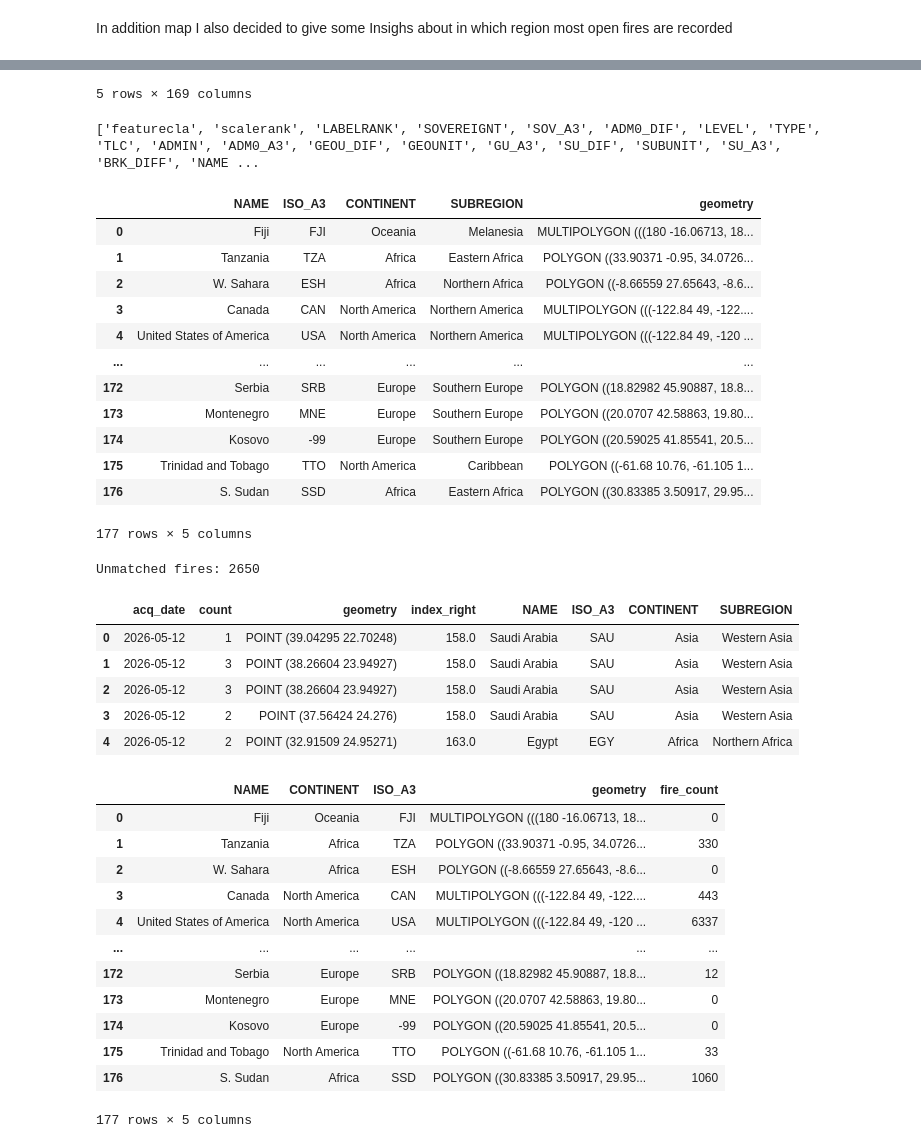
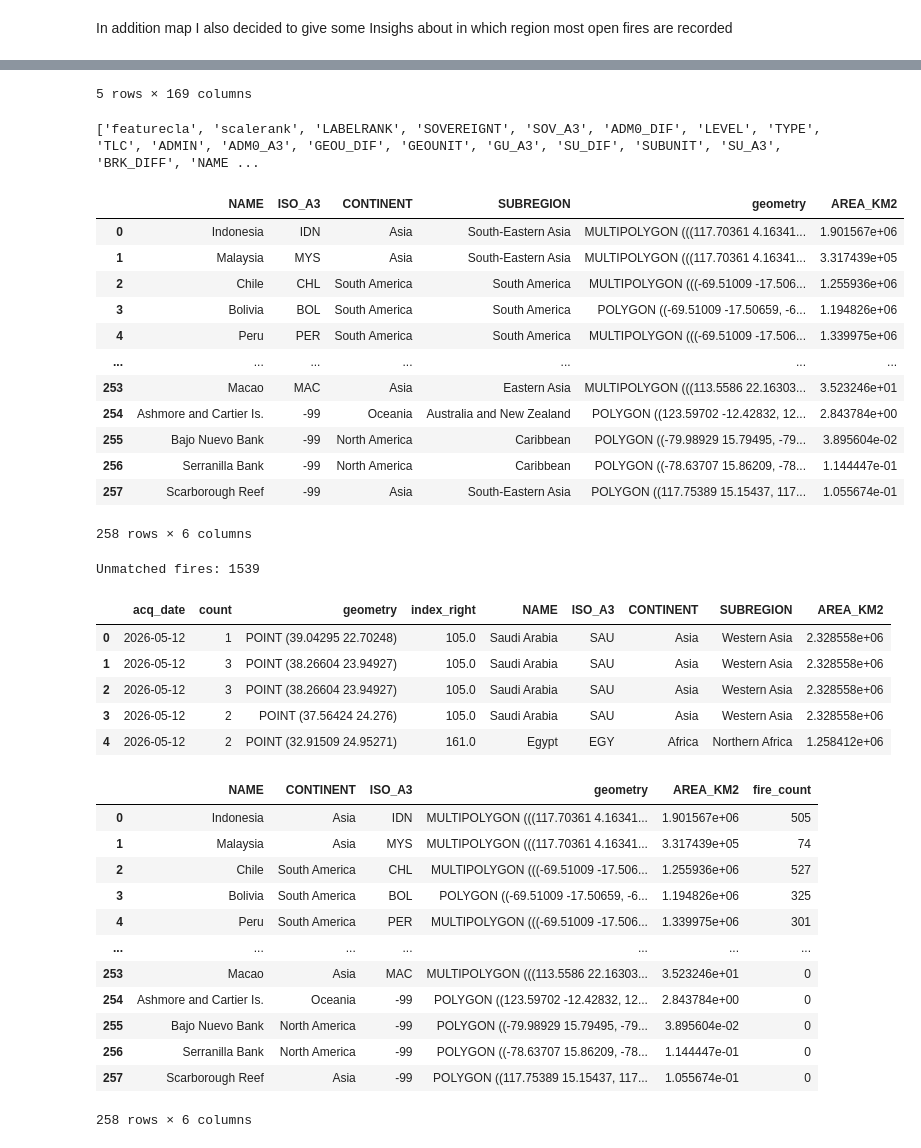
Before and after one commit to LilSheesh7/SDS210_project, a Jupyter notebook: notebooks/Wildfire_mapping_nb.ipynb, the cells around one changed output, grey strips where cells are left out. Cells and saved outputs as stored; diff of their text form; code cells hidden in the pictures.

Commit message:
Tune map of the fire per Countries. Add area to the world gdf

```diff
--- a/notebooks/Wildfire_mapping_nb.ipynb
+++ b/notebooks/Wildfire_mapping_nb.ipynb
@@ -165,14 +165,16 @@ background_map.save("../outputs/map.html")
 In addition map I also decided to give some Insighs about in which region most open fires are recorded
 # %%
 # load Geo Data frame of the world countries
-world_import = gpd.read_file("https://naturalearth.s3.amazonaws.com/110m_cultural/ne_110m_admin_0_countries.zip").to_crs(epsg=4326) # load Countries from online source.
+world_import = gpd.read_file("https://naturalearth.s3.amazonaws.com/10m_cultural/ne_10m_admin_0_countries.zip").to_crs(epsg=4326) # load Countries from online source.
 
 # inspect worl gdf
 display(world_import.head(5))
 print(world_import.columns.tolist())
 
+
 # cleaning the world
 world = world_import[["NAME", "ISO_A3", "CONTINENT", "SUBREGION", "geometry"]] # just keep usefull attributes ot of the world gdf.
+world["AREA_KM2"] = world.to_crs(epsg=3857).geometry.area / 1e6 # calulate the area
 display(world)
 # %% [output]
 |  | featurecla | scalerank | LABELRANK | SOVEREIGNT | SOV_A3 | ADM0_DIF | LEVEL | TYPE | TLC | ADMIN | ... |
@@ -184,18 +186,18 @@ display(world)
 5 rows × 169 columns
 ['featurecla', 'scalerank', 'LABELRANK', 'SOVEREIGNT', 'SOV_A3', 'ADM0_DIF', 'LEVEL', 'TYPE', 'TLC', 'ADMIN', 'ADM0_A3', 'GEOU_DIF', 'GEOUNIT', 'GU_A3', 'SU_DIF', 'SUBUNIT', 'SU_A3', 'BRK_DIFF', 'NAME ...
-|  | NAME | ISO_A3 | CONTINENT | SUBREGION | geometry |
-| 0 | Fiji | FJI | Oceania | Melanesia | MULTIPOLYGON (((180 -16.06713, 18... |
-| 1 | Tanzania | TZA | Africa | Eastern Africa | POLYGON ((33.90371 -0.95, 34.0726... |
-| 2 | W. Sahara | ESH | Africa | Northern Africa | POLYGON ((-8.66559 27.65643, -8.6... |
-| 3 | Canada | CAN | North America | Northern America | MULTIPOLYGON (((-122.84 49, -122.... |
-| 4 | United States of America | USA | North America | Northern America | MULTIPOLYGON (((-122.84 49, -120 ... |
-| ... | ... | ... | ... | ... | ... |
-| 172 | Serbia | SRB | Europe | Southern Europe | POLYGON ((18.82982 45.90887, 18.8... |
-| 173 | Montenegro | MNE | Europe | Southern Europe | POLYGON ((20.0707 42.58863, 19.80... |
-| 174 | Kosovo | -99 | Europe | Southern Europe | POLYGON ((20.59025 41.85541, 20.5... |
-| 175 | Trinidad and Tobago | TTO | North America | Caribbean | POLYGON ((-61.68 10.76, -61.105 1... |
-| 176 | S. Sudan | SSD | Africa | Eastern Africa | POLYGON ((30.83385 3.50917, 29.95... |
+|  | NAME | ISO_A3 | CONTINENT | SUBREGION | geometry | AREA_KM2 |
+| 0 | Indonesia | IDN | Asia | South-Eastern Asia | MULTIPOLYGON (((117.70361 4.16341... | 1.901567e+06 |
+| 1 | Malaysia | MYS | Asia | South-Eastern Asia | MULTIPOLYGON (((117.70361 4.16341... | 3.317439e+05 |
+| 2 | Chile | CHL | South America | South America | MULTIPOLYGON (((-69.51009 -17.506... | 1.255936e+06 |
+| 3 | Bolivia | BOL | South America | South America | POLYGON ((-69.51009 -17.50659, -6... | 1.194826e+06 |
+| 4 | Peru | PER | South America | South America | MULTIPOLYGON (((-69.51009 -17.506... | 1.339975e+06 |
+| ... | ... | ... | ... | ... | ... | ... |
+| 253 | Macao | MAC | Asia | Eastern Asia | MULTIPOLYGON (((113.5586 22.16303... | 3.523246e+01 |
+| 254 | Ashmore and Cartier Is. | -99 | Oceania | Australia and New Zealand | POLYGON ((123.59702 -12.42832, 12... | 2.843784e+00 |
+| 255 | Bajo Nuevo Bank | -99 | North America | Caribbean | POLYGON ((-79.98929 15.79495, -79... | 3.895604e-02 |
+| 256 | Serranilla Bank | -99 | North America | Caribbean | POLYGON ((-78.63707 15.86209, -78... | 1.144447e-01 |
+| 257 | Scarborough Reef | -99 | Asia | South-Eastern Asia | POLYGON ((117.75389 15.15437, 117... | 1.055674e-01 |
-177 rows × 5 columns
+258 rows × 6 columns
 # %%
 # calculate fires in the diffrent countries
 # here the wildfire cluster is used, so nearby fires are counted as one fire and not as several
@@ -208,16 +210,16 @@ unmatched = wildfire_countries[wildfire_countries["NAME"].isna()]
 print(f"Unmatched fires: {len(unmatched)}")
 display(wildfire_countries.head(5))
 # %% [output]
-Unmatched fires: 2650
+Unmatched fires: 1539
-|  | acq_date | count | geometry | index_right | NAME | ISO_A3 | CONTINENT | SUBREGION |
-| 0 | 2026-05-12 | 1 | POINT (39.04295 22.70248) | 158.0 | Saudi Arabia | SAU | Asia | Western Asia |
-| 1 | 2026-05-12 | 3 | POINT (38.26604 23.94927) | 158.0 | Saudi Arabia | SAU | Asia | Western Asia |
-| 2 | 2026-05-12 | 3 | POINT (38.26604 23.94927) | 158.0 | Saudi Arabia | SAU | Asia | Western Asia |
-| 3 | 2026-05-12 | 2 | POINT (37.56424 24.276) | 158.0 | Saudi Arabia | SAU | Asia | Western Asia |
-| 4 | 2026-05-12 | 2 | POINT (32.91509 24.95271) | 163.0 | Egypt | EGY | Africa | Northern Africa |
+|  | acq_date | count | geometry | index_right | NAME | ISO_A3 | CONTINENT | SUBREGION | AREA_KM2 |
+| 0 | 2026-05-12 | 1 | POINT (39.04295 22.70248) | 105.0 | Saudi Arabia | SAU | Asia | Western Asia | 2.328558e+06 |
+| 1 | 2026-05-12 | 3 | POINT (38.26604 23.94927) | 105.0 | Saudi Arabia | SAU | Asia | Western Asia | 2.328558e+06 |
+| 2 | 2026-05-12 | 3 | POINT (38.26604 23.94927) | 105.0 | Saudi Arabia | SAU | Asia | Western Asia | 2.328558e+06 |
+| 3 | 2026-05-12 | 2 | POINT (37.56424 24.276) | 105.0 | Saudi Arabia | SAU | Asia | Western Asia | 2.328558e+06 |
+| 4 | 2026-05-12 | 2 | POINT (32.91509 24.95271) | 161.0 | Egypt | EGY | Africa | Northern Africa | 1.258412e+06 |
 # %%
 # count the fires for each country
-fire_per_country = world[["NAME", "CONTINENT","ISO_A3", "geometry"]].copy() # copy world to build fire per country
+fire_per_country = world[["NAME", "CONTINENT","ISO_A3", "geometry", "AREA_KM2"]].copy() # copy world to build fire per country
 # merge fire counts in — countries with no fires get NaN
 fire_per_country = fire_per_country.merge(
     wildfire_countries.groupby("NAME").size().reset_index(name="fire_count"),
@@ -231,17 +233,17 @@ fire_per_country = gpd.GeoDataFrame(fire_per_country, geometry="geometry", crs=4
 
 display(fire_per_country)
 # %% [output]
-|  | NAME | CONTINENT | ISO_A3 | geometry | fire_count |
-| 0 | Fiji | Oceania | FJI | MULTIPOLYGON (((180 -16.06713, 18... | 0 |
-| 1 | Tanzania | Africa | TZA | POLYGON ((33.90371 -0.95, 34.0726... | 330 |
-| 2 | W. Sahara | Africa | ESH | POLYGON ((-8.66559 27.65643, -8.6... | 0 |
-| 3 | Canada | North America | CAN | MULTIPOLYGON (((-122.84 49, -122.... | 443 |
-| 4 | United States of America | North America | USA | MULTIPOLYGON (((-122.84 49, -120 ... | 6337 |
-| ... | ... | ... | ... | ... | ... |
-| 172 | Serbia | Europe | SRB | POLYGON ((18.82982 45.90887, 18.8... | 12 |
-| 173 | Montenegro | Europe | MNE | POLYGON ((20.0707 42.58863, 19.80... | 0 |
-| 174 | Kosovo | Europe | -99 | POLYGON ((20.59025 41.85541, 20.5... | 0 |
-| 175 | Trinidad and Tobago | North America | TTO | POLYGON ((-61.68 10.76, -61.105 1... | 33 |
-| 176 | S. Sudan | Africa | SSD | POLYGON ((30.83385 3.50917, 29.95... | 1060 |
+|  | NAME | CONTINENT | ISO_A3 | geometry | AREA_KM2 | fire_count |
+| 0 | Indonesia | Asia | IDN | MULTIPOLYGON (((117.70361 4.16341... | 1.901567e+06 | 505 |
+| 1 | Malaysia | Asia | MYS | MULTIPOLYGON (((117.70361 4.16341... | 3.317439e+05 | 74 |
+| 2 | Chile | South America | CHL | MULTIPOLYGON (((-69.51009 -17.506... | 1.255936e+06 | 527 |
+| 3 | Bolivia | South America | BOL | POLYGON ((-69.51009 -17.50659, -6... | 1.194826e+06 | 325 |
+| 4 | Peru | South America | PER | MULTIPOLYGON (((-69.51009 -17.506... | 1.339975e+06 | 301 |
+| ... | ... | ... | ... | ... | ... | ... |
+| 253 | Macao | Asia | MAC | MULTIPOLYGON (((113.5586 22.16303... | 3.523246e+01 | 0 |
+| 254 | Ashmore and Cartier Is. | Oceania | -99 | POLYGON ((123.59702 -12.42832, 12... | 2.843784e+00 | 0 |
+| 255 | Bajo Nuevo Bank | North America | -99 | POLYGON ((-79.98929 15.79495, -79... | 3.895604e-02 | 0 |
+| 256 | Serranilla Bank | North America | -99 | POLYGON ((-78.63707 15.86209, -78... | 1.144447e-01 | 0 |
+| 257 | Scarborough Reef | Asia | -99 | POLYGON ((117.75389 15.15437, 117... | 1.055674e-01 | 0 |
-177 rows × 5 columns
+258 rows × 6 columns
 # %%
```
Also changed, not shown: parts of 2 cells of this notebook.
